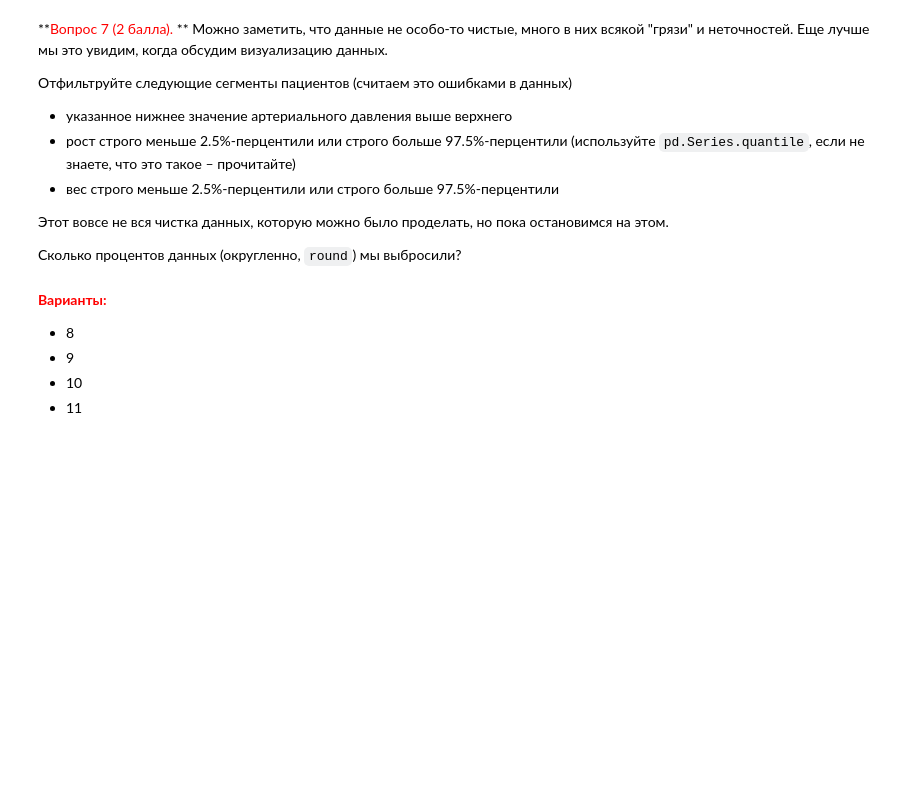
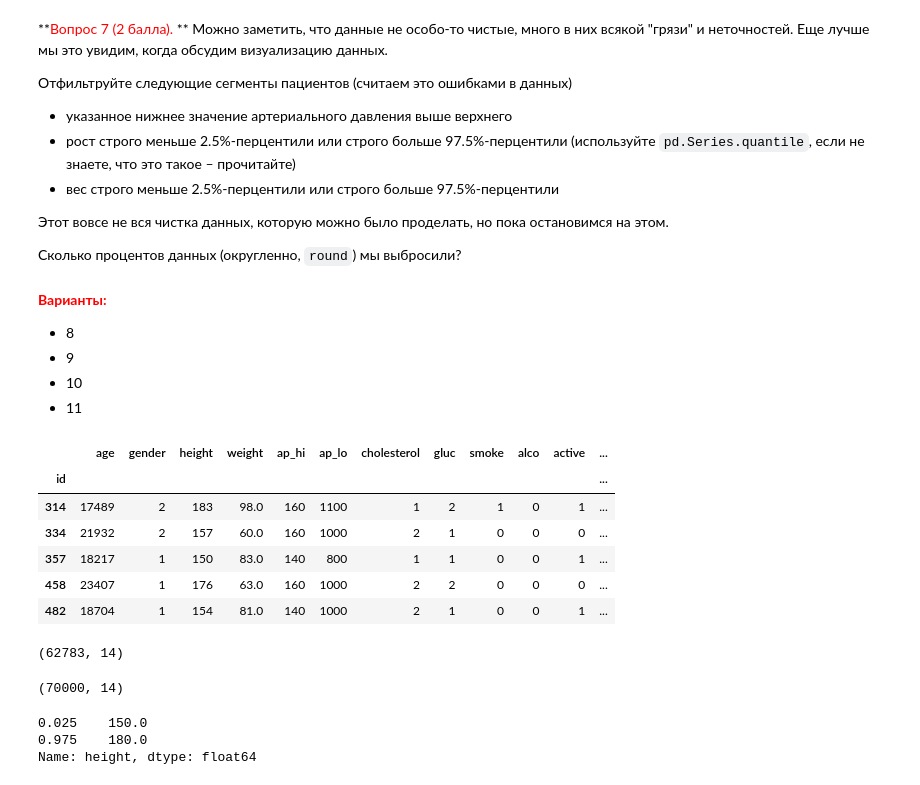
Before and after one commit to gbarvinok/mlcourse_open, a Jupyter notebook: jupyter_notebooks/topic01_pandas_data_analysis/hw1_session2_data_analysis_pandas.ipynb, the cells around one changed output. Cells and saved outputs as stored; diff of their text form; code cells hidden in the pictures; blank space fills up the shorter version.

```diff
--- a/jupyter_notebooks/topic01_pandas_data_analysis/hw1_session2_data_analysis_pandas.ipynb
+++ b/jupyter_notebooks/topic01_pandas_data_analysis/hw1_session2_data_analysis_pandas.ipynb
@@ -196,0 +242,2 @@ df.groupby('smoke')[['age']].agg(np.median)
+# %%
+df['BMI']=df['weight']/((df['height']*df['height'])/10000)
@@ -215,0 +316,10 @@ df.groupby('smoke')[['age']].agg(np.median)
+# %%
+df[(df['ap_lo']>df['ap_hi'])].head()
+# %% [output]
+|  | age | gender | height | weight | ap_hi | ap_lo | cholesterol | gluc | smoke | alco | active | ... |
+| id |  |  |  |  |  |  |  |  |  |  |  | ... |
+| 314 | 17489 | 2 | 183 | 98.0 | 160 | 1100 | 1 | 2 | 1 | 0 | 1 | ... |
+| 334 | 21932 | 2 | 157 | 60.0 | 160 | 1000 | 2 | 1 | 0 | 0 | 0 | ... |
+| 357 | 18217 | 1 | 150 | 83.0 | 140 | 800 | 1 | 1 | 0 | 0 | 1 | ... |
+| 458 | 23407 | 1 | 176 | 63.0 | 160 | 1000 | 2 | 2 | 0 | 0 | 0 | ... |
+| 482 | 18704 | 1 | 154 | 81.0 | 140 | 1000 | 2 | 1 | 0 | 0 | 1 | ... |
@@ -215,0 +328,8 @@ df.groupby('smoke')[['age']].agg(np.median)
+# %%
+df3.shape
+# %% [output]
+(62783, 14)
+# %%
+df.shape
+# %% [output]
+(70000, 14)
@@ -215,0 +338,6 @@ df.groupby('smoke')[['age']].agg(np.median)
+# %%
+df['height'].quantile([.025,.975])
+# %% [output]
+0.025    150.0
+0.975    180.0
+Name: height, dtype: float64
```
Also changed, not shown: parts of 28 cells of this notebook.
